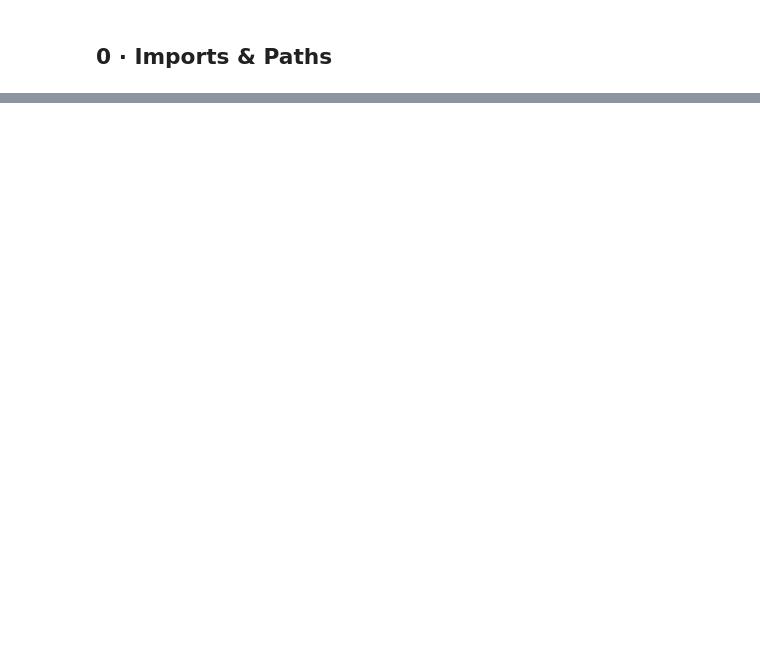
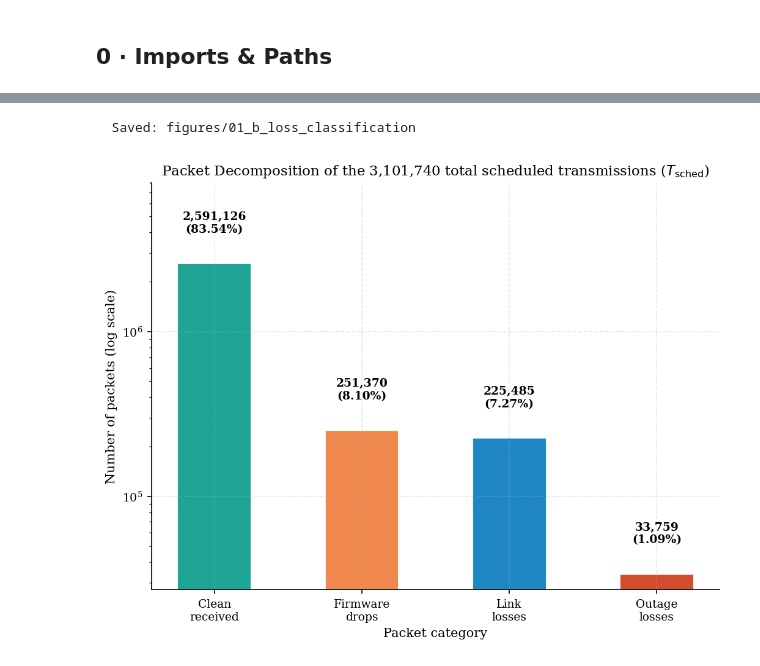
Before and after one commit to vincentmworia/Master-Thesis-Reliability-Analysis-of-Indoor-LoRaWAN-Links-using-packet-counter-reconstruction, a Jupyter notebook: notebooks/01_Packet-Counter_Reconstruction.ipynb, the cells around one changed output, grey strips where cells are left out. Cells and saved outputs as stored; diff of their text form; code cells hidden in the pictures; blank space fills up the shorter version.

```diff
--- a/notebooks/01_Packet-Counter_Reconstruction.ipynb
+++ b/notebooks/01_Packet-Counter_Reconstruction.ipynb
@@ -206,16 +33,0 @@ radio-channel conditions, `f_count` is used exclusively as the reconstruction co
-# %%
-# Divergence between p_count and f_count — one row per device
-div = df.groupby('device_id').agg(
-    p_range=('p_count', lambda x: x.max() - x.min()),
-    f_range=('f_count', lambda x: x.max() - x.min()),
-).reset_index()
-div['divergence'] = div['p_range'] - div['f_range']
-div['pct']        = (div['divergence'] / div['p_range'] * 100).round(1)
-mean_pct          = div['pct'].mean()
-
-print(f'{"Device":<8} {"p_range":>10} {"f_range":>10} {"divergence":>12} {"drop rate":>10}')
-print('-' * 56)
-for _, row in div.iterrows():
-    print(f'{row["device_id"]:<8} {int(row["p_range"]):>10,} '
-          f'{int(row["f_range"]):>10,} {int(row["divergence"]):>12,} {row["pct"]:>9.1f}%')
-print(f'\nDeployment-wide mean drop rate: {mean_pct:.1f}%')
@@ -661,0 +455,30 @@ Next  : 02_events.ipynb
+# %%
+# Fig 01_c — Packet decomposition (§4.2.4)
+pkt_labels = ['Clean\nreceived', 'Firmware\ndrops', 'Link\nlosses', 'Outage\nlosses']
+pkt_counts = [clean_pkts, fw_pkts, link_pkts, outage_pkts]
+pkt_colors = [C['green'], C['orange'], C['blue'], C['red']]
+pkt_pcts   = [v / total_pkts * 100 for v in pkt_counts]
+
+fig, ax = plt.subplots(figsize=(7, 5.5))
+
+bars = ax.bar(pkt_labels, pkt_counts, color=pkt_colors,
+              width=0.5, alpha=0.88, edgecolor='white')
+ax.set_yscale('log')
+
+for bar, cnt, pct in zip(bars, pkt_counts, pkt_pcts):
+    ax.text(bar.get_x() + bar.get_width() / 2, cnt * 1.5,
+            f'{cnt:,}\n({pct:.2f}%)',
+            ha='center', va='bottom', fontsize=9, fontweight='bold')
+
+# Set y upper limit to give labels breathing room without going above plot
+ax.set_ylim(bottom=ax.get_ylim()[0], top=max(pkt_counts) * 3.1)
+
+ax.set_ylabel('Number of packets (log scale)')
+ax.set_xlabel('Packet category')
+ax.set_title(f'Packet Decomposition of the {total_pkts:,} total scheduled transmissions ($T_{{\\mathrm{{sched}}}}$)')
+
+fig.tight_layout()
+save_fig(fig, '01_b_loss_classification')
+# %% [output]
+  Saved: figures/01_b_loss_classification
+[figure, added]
```
Also changed, not shown: parts of 44 cells of this notebook.
